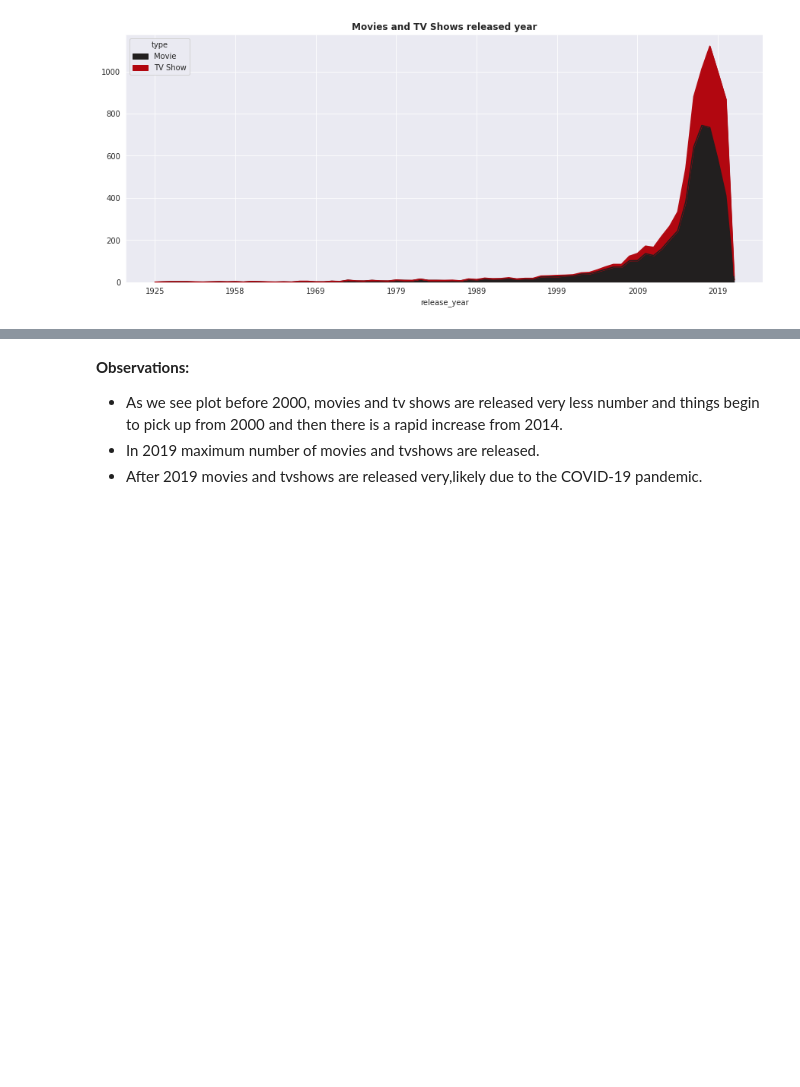
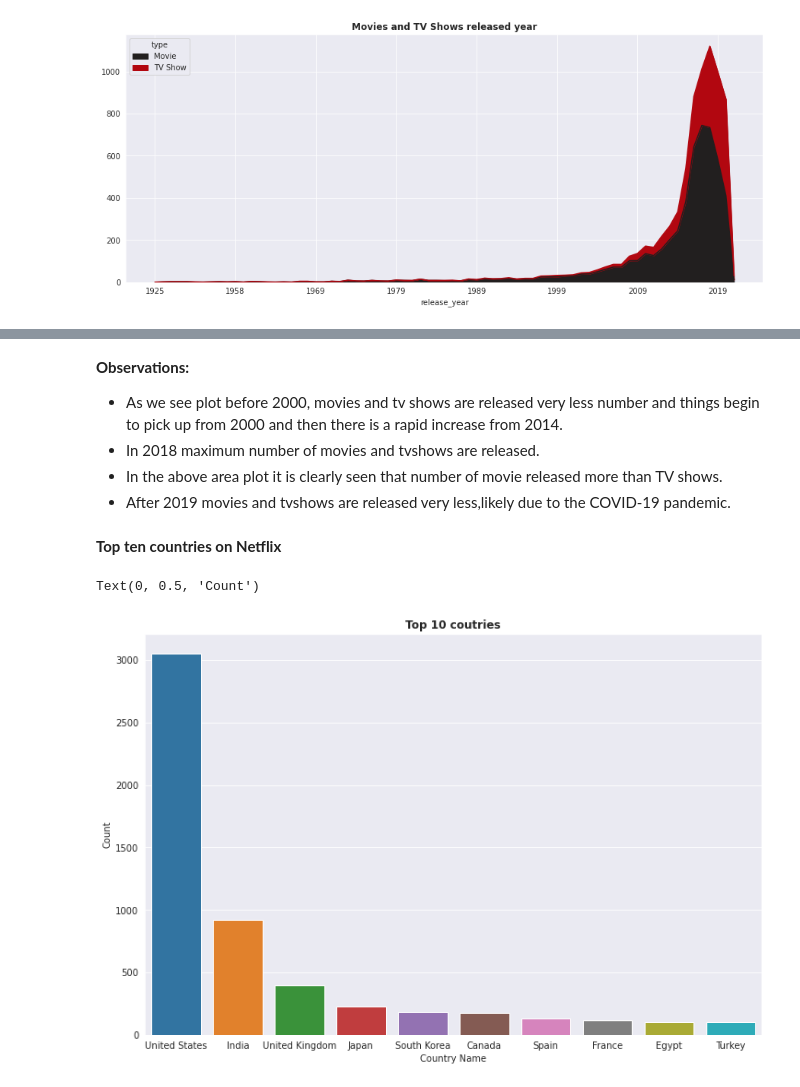
Before and after one commit to victorious07/Netflix-Movies-and-TV-Shows-Clustering, a Jupyter notebook: Netflix_Movies_And_TVShows_Clustering_CapstoneProject.ipynb, the cells around one changed output, grey strips where cells are left out. Drawn from its saved outputs; the diff is of its cells as text; code cells hidden in the pictures; blank space fills up the shorter version.

```diff
--- a/Netflix_Movies_And_TVShows_Clustering_CapstoneProject.ipynb
+++ b/Netflix_Movies_And_TVShows_Clustering_CapstoneProject.ipynb
@@ -401,5 +411,18 @@ Text(0.5, 1.0, 'Movies and TV Shows released year')
 # %% [markdown]
 **Observations:**<br>
 * As we see plot before 2000, movies and tv shows are released very less number and things begin to pick up from 2000 and then there is a rapid increase from 2014.
-* In 2019 maximum number of movies and tvshows are released.
-* After 2019  movies and tvshows are released very,likely due to the COVID-19 pandemic.
+* In 2018 maximum number of movies and tvshows are released.
+* In the above area plot it is clearly seen that number of movie released more than TV shows.
+* After 2019  movies and tvshows are released very less,likely due to the COVID-19 pandemic.
+# %% [markdown]
+**Top ten countries on Netflix**
+# %%
+#Top 10 countries on netflix
+plt.figure(figsize=(12,8))
+sns.countplot(x =netflix_df['country'], order=netflix_df['country'].value_counts().index[:10])
+plt.title('Top 10 coutries',fontweight="bold")
+plt.xlabel('Country Name')
+plt.ylabel('Count')
+# %% [output]
+Text(0, 0.5, 'Count')
+[figure, added]
```
Also changed, not shown: parts of 14 cells of this notebook.
